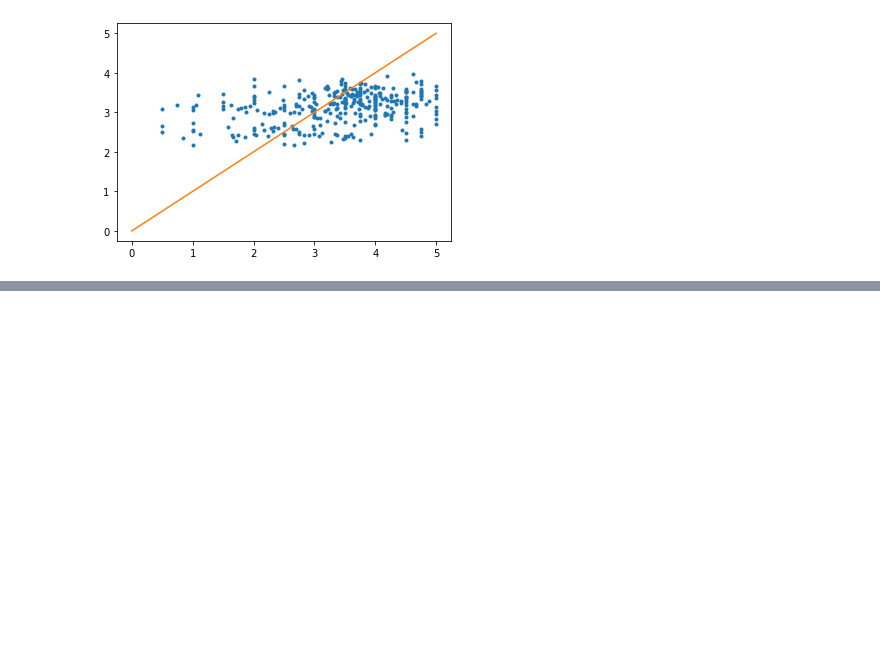
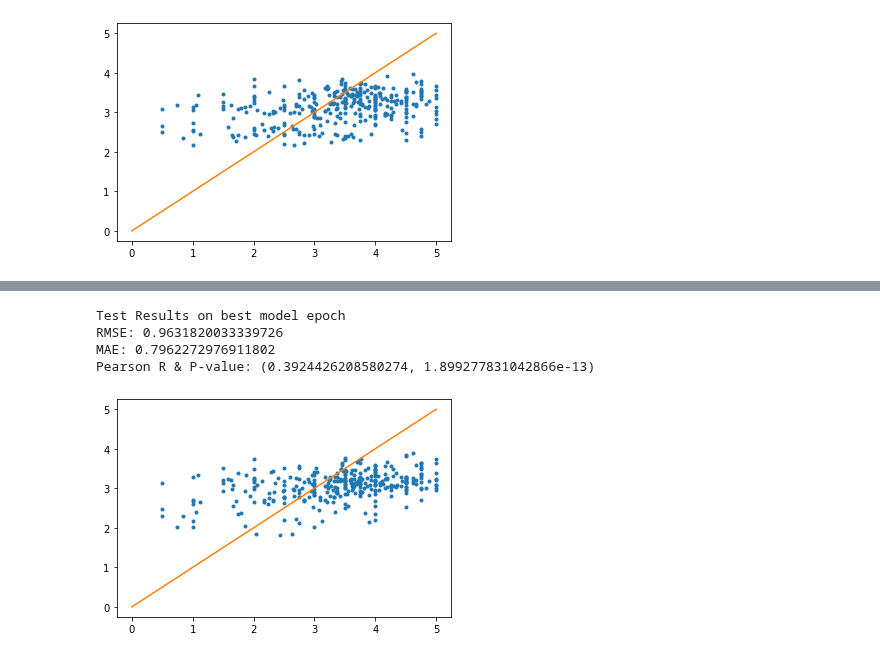
Before and after one commit to fagan2888/tweet-url-relationships, a Jupyter notebook: notebooks/DNN BiLSTM - Colab Muf.ipynb, the cells around one changed output, grey strips where cells are left out. Drawn from its saved outputs; the diff is of its cells as text; code cells hidden in the pictures; blank space fills up the shorter version.

```diff
--- a/notebooks/DNN BiLSTM - Colab Muf.ipynb
+++ b/notebooks/DNN BiLSTM - Colab Muf.ipynb
@@ -473,0 +571,30 @@ ValueError: ignored
+# %%
+model2_best = tf.keras.models.load_model('model2-e018.ckpt')
+# %%
+pred2 = model2_best.predict(x=padded_test)
+pred2_arr = [p[0] for p in pred2]
+
+d = np.subtract(np.array(pred2_arr),y_test_std)
+test_mse = np.mean(np.square(d))
+test_rmse = np.sqrt(test_mse)
+test_mae = np.mean(abs(d))
+test_pearsonr = stats.pearsonr(y_test_std, pred2_arr)
+
+print("Test Results on best model epoch")
+print("RMSE:",test_rmse)
+print("MAE:",test_mae)
+print("Pearson R & P-value:",test_pearsonr)
+# %% [output]
+Test Results on best model epoch
+RMSE: 0.9631820033339726
+MAE: 0.7962272976911802
+Pearson R & P-value: (0.3924426208580274, 1.899277831042866e-13)
+# %%
+# Test Data Prediction
+plt.plot(y_test_std, pred2_arr, '.')
+# plot a line, a perfit predict would all fall on this line
+x = np.linspace(0, 5)
+plt.plot(x, x)
+plt.show()
+# %% [output]
+[figure, added]
```
Also changed, not shown: parts of 10 cells of this notebook.
